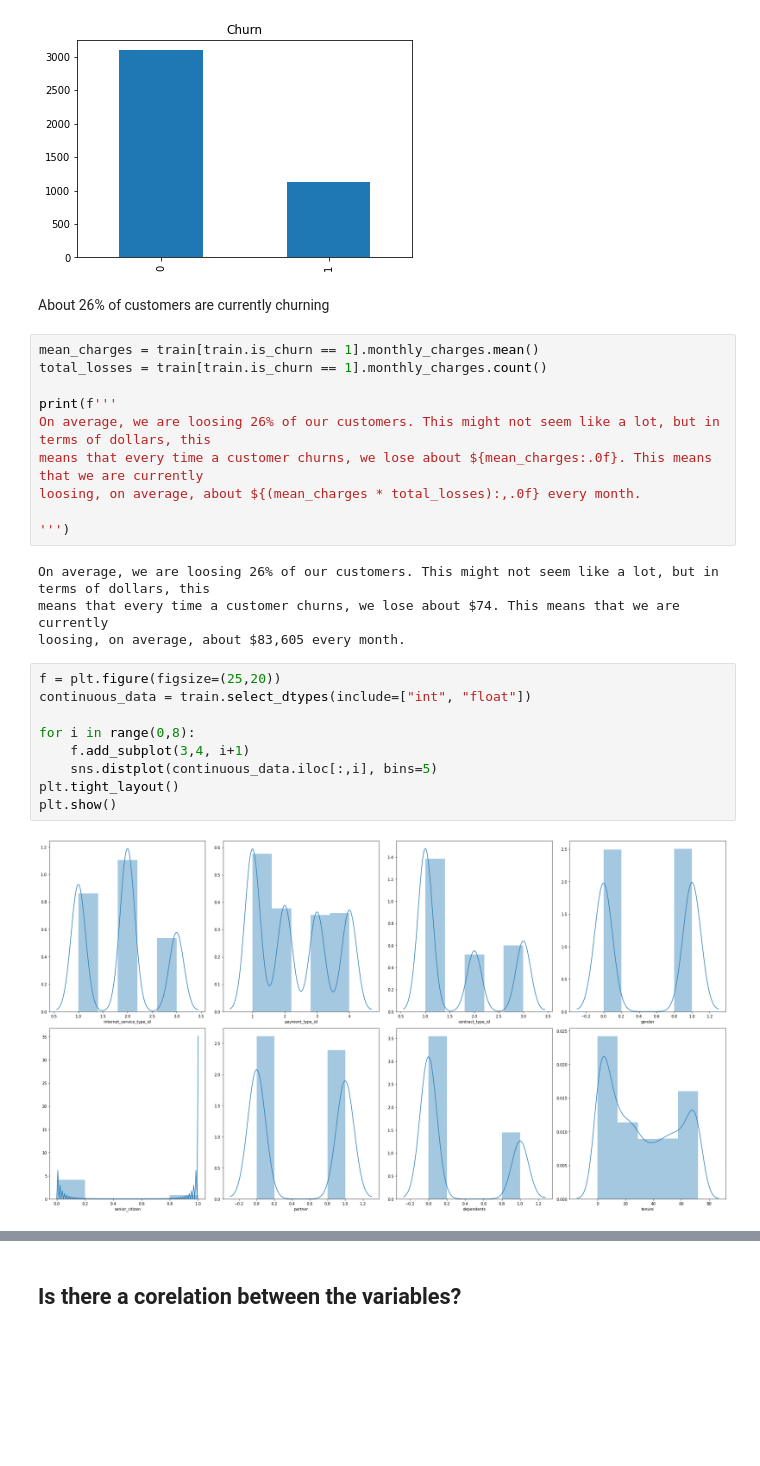
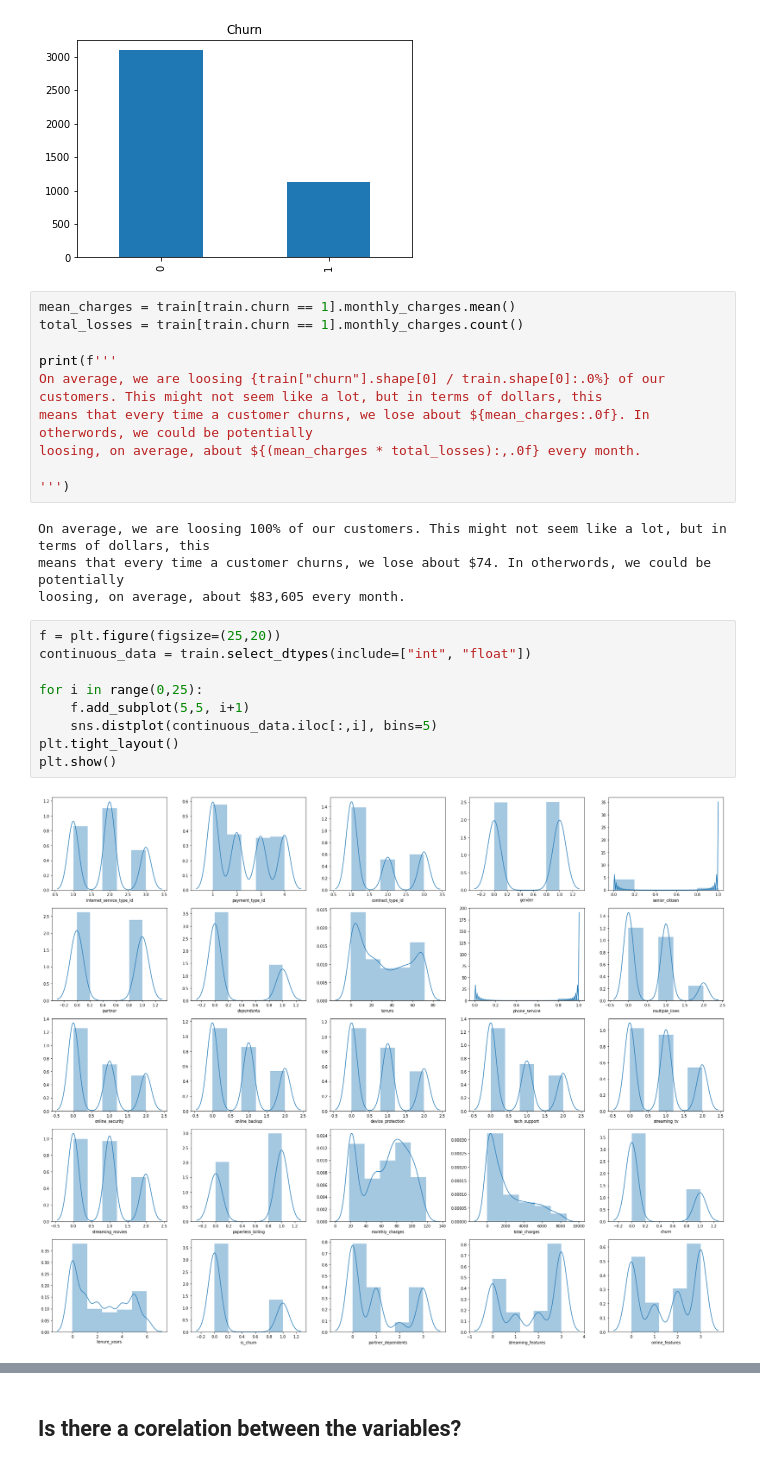
Before and after one commit to Rooster-Warrior/analyzing-customer-churn, a Jupyter notebook: daniel's_data_prep_file.ipynb, the cells around one changed output, grey strips where cells are left out. Saved outputs shown, nothing was run; the diff lists cells and outputs as text; blank space fills up the shorter version.

```diff
--- a/daniel's_data_prep_file.ipynb
+++ b/daniel's_data_prep_file.ipynb
@@ -96,30 +89,28 @@ train.churn.value_counts().plot.bar().set_title("Churn")
 # %% [output]
 Text(0.5, 1.0, 'Churn')
 [figure]
-# %% [markdown]
-About 26% of customers are currently churning
 # %%
-mean_charges = train[train.is_churn == 1].monthly_charges.mean()
-total_losses = train[train.is_churn == 1].monthly_charges.count()
+mean_charges = train[train.churn == 1].monthly_charges.mean()
+total_losses = train[train.churn == 1].monthly_charges.count()
 
 print(f'''
-On average, we are loosing 26% of our customers. This might not seem like a lot, but in terms of dollars, this
-means that every time a customer churns, we lose about ${mean_charges:.0f}. This means that we are currently
+On average, we are loosing {train["churn"].shape[0] / train.shape[0]:.0%} of our customers. This might not seem like a lot, but in terms of dollars, this
+means that every time a customer churns, we lose about ${mean_charges:.0f}. In otherwords, we could be potentially
 loosing, on average, about ${(mean_charges * total_losses):,.0f} every month.
 
 ''')
 # %% [output]
-On average, we are loosing 26% of our customers. This might not seem like a lot, but in terms of dollars, this
-means that every time a customer churns, we lose about $74. This means that we are currently
+On average, we are loosing 100% of our customers. This might not seem like a lot, but in terms of dollars, this
+means that every time a customer churns, we lose about $74. In otherwords, we could be potentially
 loosing, on average, about $83,605 every month.
 # %%
 f = plt.figure(figsize=(25,20))
 continuous_data = train.select_dtypes(include=["int", "float"])
 
-for i in range(0,8):
-    f.add_subplot(3,4, i+1)
+for i in range(0,25):
+    f.add_subplot(5,5, i+1)
     sns.distplot(continuous_data.iloc[:,i], bins=5)
 plt.tight_layout()
 plt.show()
 # %% [output]
-[figure, old version]
+[figure, new version]
```
Also changed, not shown: parts of 63 cells of this notebook.
